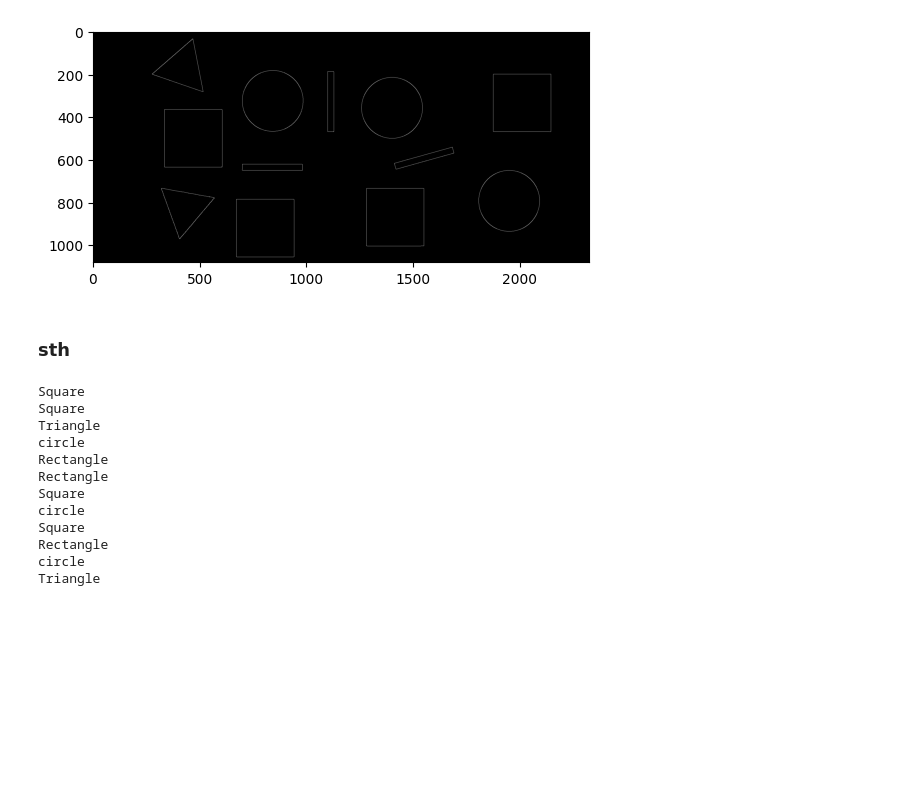
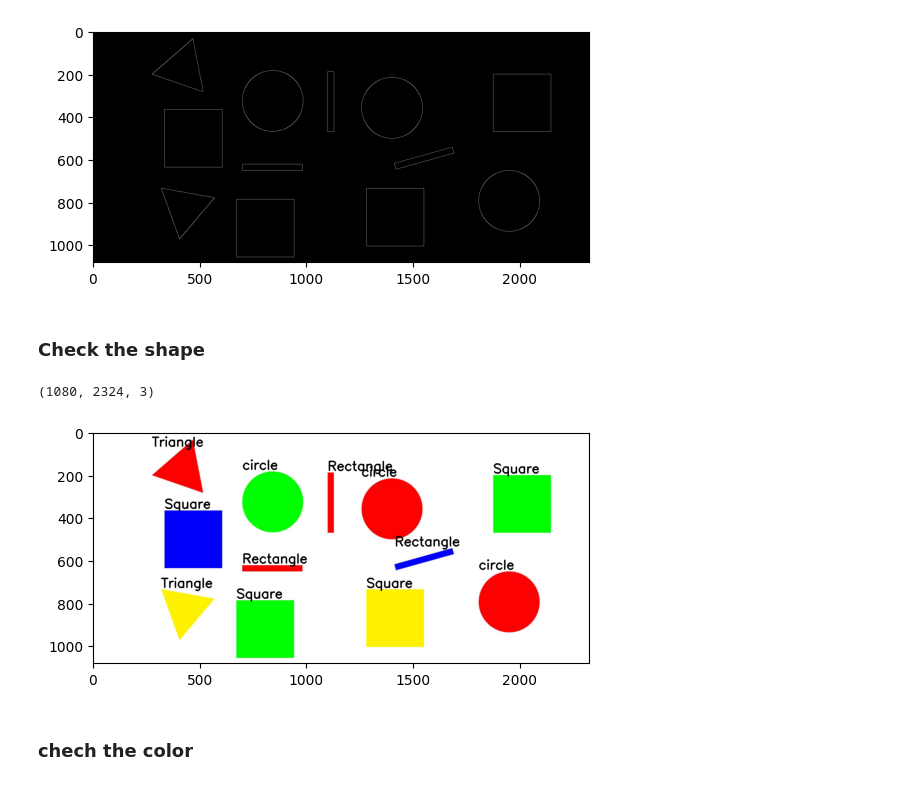
Before and after one commit to Abdallah-els/MIA-Task11, a Jupyter notebook: test.ipynb, the cells around one changed output. Cells and saved outputs as stored; diff of their text form; code cells hidden in the pictures; blank space fills up the shorter version.

```diff
--- a/test.ipynb
+++ b/test.ipynb
@@ -16,42 +17,42 @@ plt.imshow(img)
 ### detecting edges
 # %%
 gray = cv2.cvtColor(img, cv2.COLOR_BGR2GRAY)
-edges = cv2.Canny(gray, 50, 150)
+edges = cv2.Canny(gray, 80, 150)
 plt.imshow(edges, cmap="gray")
 # %% [output]
 <matplotlib.image.AxesImage at 0x...>
 [figure]
 # %% [markdown]
-### sth
+### Check the shape
 # %%
 contours, _ = cv2.findContours(edges, cv2.RETR_EXTERNAL, cv2.CHAIN_APPROX_SIMPLE)
 # returns a list of arrays of (x,y) coordanites of points along the edges of each contour
 
 for shape in contours: #loops on all shapes one by one
     perimeter = cv2.arcLength(shape, True)
     corners = cv2.approxPolyDP(shape, 0.02 * perimeter , True) #return list of coordanetes of corners
     n_corners = len(corners)
     x, y, width, height = cv2.boundingRect(corners)
 
     if n_corners == 3:
         answer = "Triangle"
     elif n_corners == 4:
         if width/height < 1.1 and width/height > 0.9:
             answer = "Square"
         else :
             answer = "Rectangle"
     else :
         answer = "circle"
+
+    if (y-10) < 50:
+        cv2.putText(img, answer, (x, y + 30), cv2.FONT_HERSHEY_SIMPLEX, 2, (0, 0, 0), 5)
+    else:
+        cv2.putText(img, answer, (x, y - 10), cv2.FONT_HERSHEY_SIMPLEX, 2, (0, 0, 0), 5)
+
+plt.imshow(img)
+print(img.shape)
 # %% [output]
-Square
-Square
-Triangle
-circle
-Rectangle
-Rectangle
-Square
-circle
-Square
-Rectangle
-circle
-Triangle
+(1080, 2324, 3)
+[figure, added]
+# %% [markdown]
+### chech the color
```
Also changed, not shown: parts of 2 cells of this notebook.
